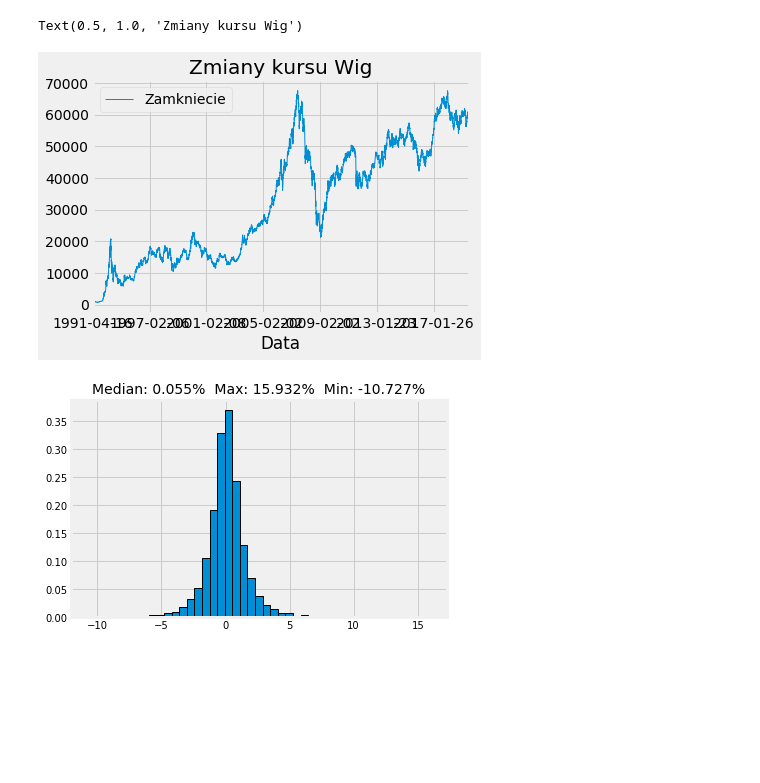
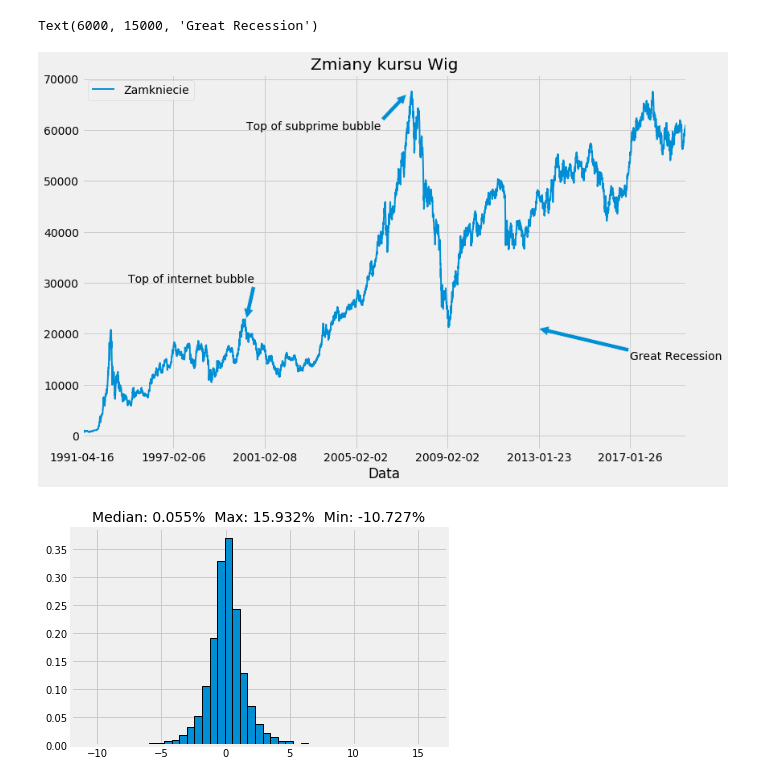
Before and after one commit to Bounty1993/stock-analysis, a Jupyter notebook: index_analysis.ipynb, the cells around one changed output. Drawn from its saved outputs; the diff is of its cells as text; code cells hidden in the pictures; blank space fills up the shorter version.

Commit message:
Making a plot

```diff
--- a/index_analysis.ipynb
+++ b/index_analysis.ipynb
@@ -8,13 +8,17 @@ plt.style.use('fivethirtyeight')
 wig_df = pd.read_csv('wig.csv')
 # %%
 wig_df['day_change'] = ((wig_df['Zamkniecie'] / wig_df['Zamkniecie'].shift(1) ) - 1 ) * 100
-# %%
-wig_df.plot(x='Data', y='Zamkniecie', linewidth=1)
-ax = plt.gca()
-ax.set_title('Zmiany kursu Wig')
-# %% [output]
-Text(0.5, 1.0, 'Zmiany kursu Wig')
-[figure, removed]
+# %%
+wig_df.plot(x='Data', y='Zamkniecie', linewidth=2, figsize=[12, 8])
+ax = plt.gca()
+ax.set_title('Zmiany kursu Wig')
+
+ax.annotate('Top of internet bubble', xy=[1800,23000], xytext=[500, 30000], arrowprops={'width': 5})
+ax.annotate('Top of subprime bubble', xy=[3550, 67000], xytext=[1800, 60000], arrowprops={'width': 5})
+ax.annotate('Great Recession', xy=[5000, 21000], xytext=[6000, 15000], arrowprops={'width': 5})
+# %% [output]
+Text(6000, 15000, 'Great Recession')
+[figure, added]
 # %%
 mediana = wig_df['day_change'].median()
 maximum = wig_df['day_change'].max()
```
